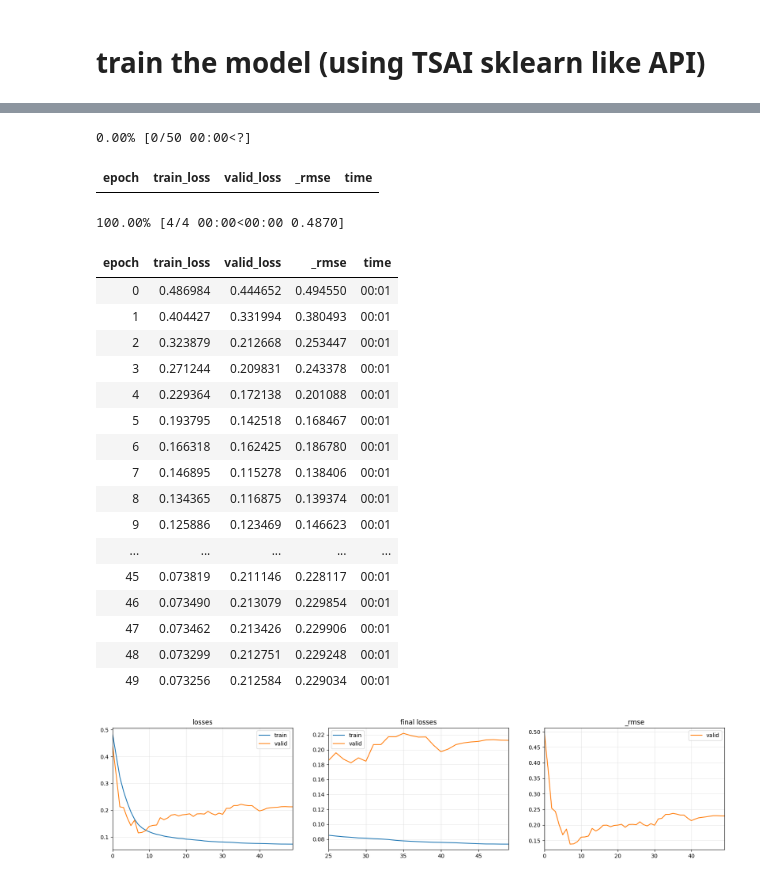
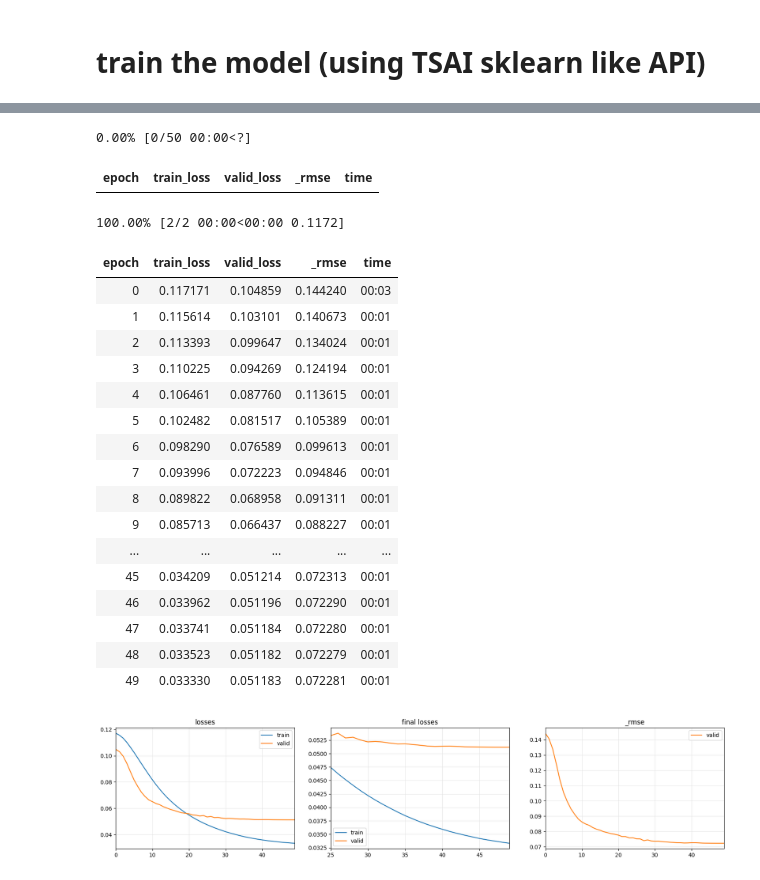
Before and after one commit to jiadol/Travel_Ml, a Jupyter notebook: notebooks/05_prediction.ipynb, the cells around one changed output, grey strips where cells are left out. Cells and saved outputs as stored; diff of their text form; code cells hidden in the pictures.

Commit message:
patchTFT比TFT效果好非常多

```diff
--- a/notebooks/05_prediction.ipynb
+++ b/notebooks/05_prediction.ipynb
@@ -41,13 +41,12 @@ from tsai.data.validation import get_splits
 from tsai.data.preparation import SlidingWindow
 from tsai.data.core import TSForecasting
 
-window_length = 30
-stride = 2  # window move only one step forward, also means len(X)=len(data)
-horizon = 5
+window_length = 365
+stride = horizon = 10  # window move only one step forward, also means len(X)=len(data)
 n_vars = 3
 
 X, y = SlidingWindow(window_length, stride=stride, horizon=horizon, get_x=None, get_y=None)(data.values)
-splits = get_splits(y, valid_size=.1, stratify=False, random_state=42, shuffle=True)
+splits = get_splits(y, valid_size=.2, stratify=False, random_state=42, shuffle=True)
 dsets = TSDatasets(X, y, tfms=[None, [TSForecasting()]], splits=splits, inplace=True)
 dls = TSDataLoaders.from_dsets(dsets.train, dsets.valid)
 (X.shape, y.shape)
@@ -65,18 +64,31 @@ from tsai.callback.core import ShowGraphCallback2
 from fastai.metrics import mae, rmse
 from fastai.losses import MSELossFlat, L1LossFlat
 from tsai.models.TST import TST
+from tsai.models.PatchTST import PatchTST
 
-# model = None = ResNet
-model = TST(c_in=dls.vars,
-            c_out=15,
-            seq_len=dls.len,
-            max_seq_len=dls.len,
-            n_layers=4,
-            d_model=128,
-            n_heads=4,
-            d_k=32,
-            d_v=64,
-            dropout=0.1)
+# # model = None = ResNet
+# model = TST(c_in=dls.vars,
+#             c_out=horizon*n_vars,
+#             seq_len=dls.len,
+#             max_seq_len=dls.len,
+#             n_layers=3,
+#             d_model=128,
+#             n_heads=16,
+#             d_k=32,
+#             d_v=64,
+#             dropout=0.1)
+
+model = PatchTST(
+    c_in=dls.vars,
+    c_out=horizon * n_vars,
+    seq_len=dls.len,
+    pred_dim=horizon,
+    d_ff=2048,
+    n_layers=2,
+    d_model=512,
+    n_heads=8,
+    dropout=0.05
+)
 
 # TODO: mae and rmse all need flatten check
 learn = TSForecaster(
@@ -100,27 +112,27 @@ SuggestedLRs(valley=7.585775892948732e-05)
 # %%
-learn.fit_one_cycle(50, lr_max=1e-4)
+learn.fit_one_cycle(50, lr_max=4e-5)
 # %% [output]
 0.00% [0/50 00:00<?]
 | epoch | train_loss | valid_loss | _rmse | time |
-100.00% [4/4 00:00<00:00 0.4870]
+100.00% [2/2 00:00<00:00 0.1172]
 | epoch | train_loss | valid_loss | _rmse | time |
-| 0 | 0.486984 | 0.444652 | 0.494550 | 00:01 |
-| 1 | 0.404427 | 0.331994 | 0.380493 | 00:01 |
-| 2 | 0.323879 | 0.212668 | 0.253447 | 00:01 |
-| 3 | 0.271244 | 0.209831 | 0.243378 | 00:01 |
-| 4 | 0.229364 | 0.172138 | 0.201088 | 00:01 |
-| 5 | 0.193795 | 0.142518 | 0.168467 | 00:01 |
-| 6 | 0.166318 | 0.162425 | 0.186780 | 00:01 |
-| 7 | 0.146895 | 0.115278 | 0.138406 | 00:01 |
-| 8 | 0.134365 | 0.116875 | 0.139374 | 00:01 |
-| 9 | 0.125886 | 0.123469 | 0.146623 | 00:01 |
+| 0 | 0.117171 | 0.104859 | 0.144240 | 00:03 |
+| 1 | 0.115614 | 0.103101 | 0.140673 | 00:01 |
+| 2 | 0.113393 | 0.099647 | 0.134024 | 00:01 |
+| 3 | 0.110225 | 0.094269 | 0.124194 | 00:01 |
+| 4 | 0.106461 | 0.087760 | 0.113615 | 00:01 |
+| 5 | 0.102482 | 0.081517 | 0.105389 | 00:01 |
+| 6 | 0.098290 | 0.076589 | 0.099613 | 00:01 |
+| 7 | 0.093996 | 0.072223 | 0.094846 | 00:01 |
+| 8 | 0.089822 | 0.068958 | 0.091311 | 00:01 |
+| 9 | 0.085713 | 0.066437 | 0.088227 | 00:01 |
 | ... | ... | ... | ... | ... |
-| 45 | 0.073819 | 0.211146 | 0.228117 | 00:01 |
-| 46 | 0.073490 | 0.213079 | 0.229854 | 00:01 |
-| 47 | 0.073462 | 0.213426 | 0.229906 | 00:01 |
-| 48 | 0.073299 | 0.212751 | 0.229248 | 00:01 |
-| 49 | 0.073256 | 0.212584 | 0.229034 | 00:01 |
+| 45 | 0.034209 | 0.051214 | 0.072313 | 00:01 |
+| 46 | 0.033962 | 0.051196 | 0.072290 | 00:01 |
+| 47 | 0.033741 | 0.051184 | 0.072280 | 00:01 |
+| 48 | 0.033523 | 0.051182 | 0.072279 | 00:01 |
+| 49 | 0.033330 | 0.051183 | 0.072281 | 00:01 |
-[figure, old version]
+[figure, new version]
 # %%
 import datetime
 
```
Also changed, not shown: parts of 6 cells of this notebook, 2 other files.
